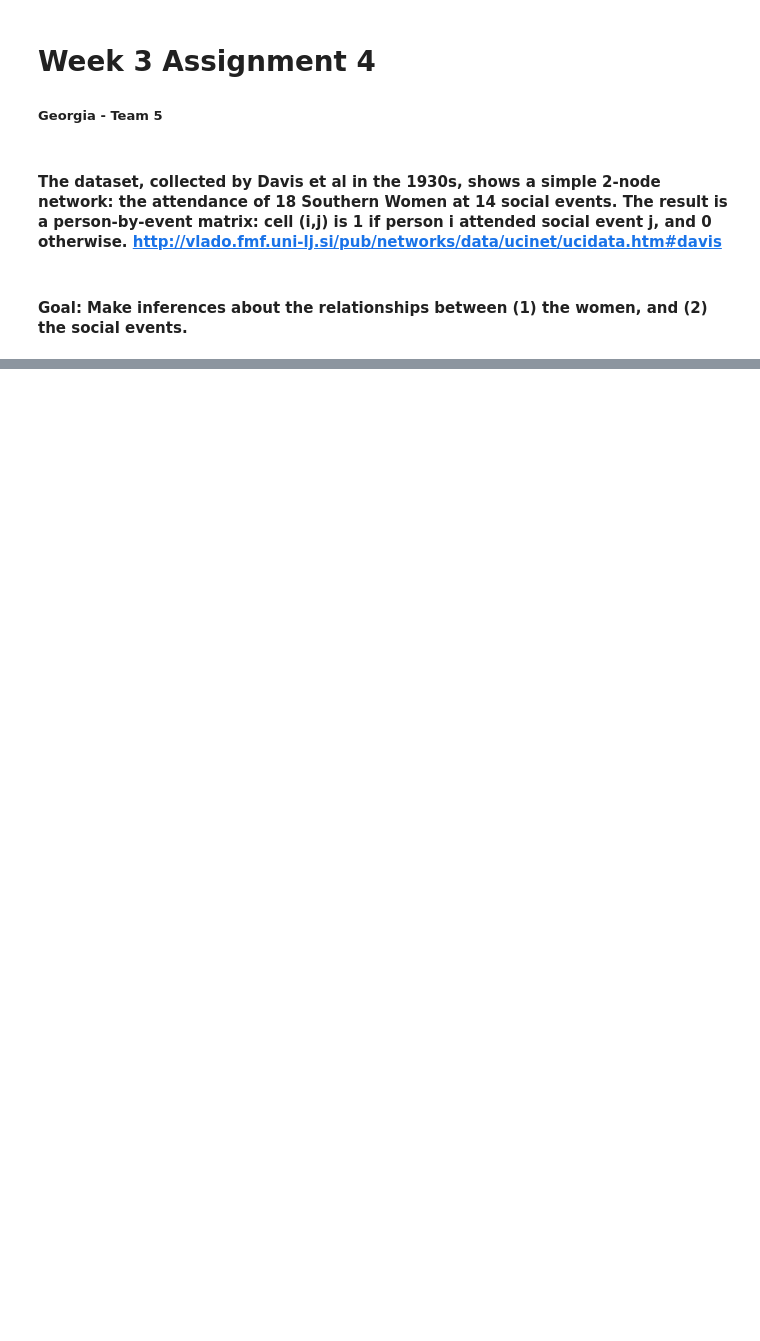
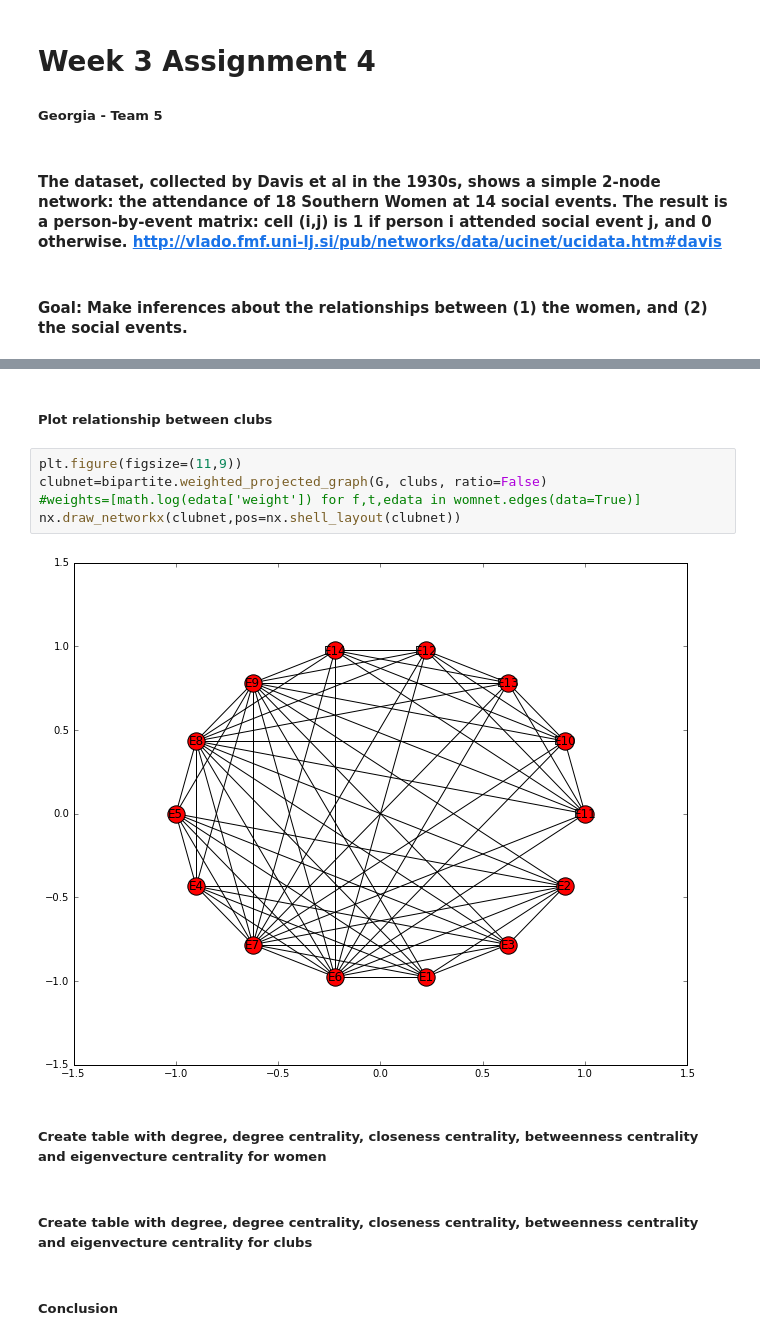
Before and after one commit to Galanopoulog/DATA620-Assignment-4, a Jupyter notebook: Newest Week 3 - Assignment 4.ipynb, the cells around one changed output, grey strips where cells are left out. Saved outputs shown, nothing was run; the diff lists cells and outputs as text; blank space fills up the shorter version.

```diff
--- a/Newest Week 3 - Assignment 4.ipynb
+++ b/Newest Week 3 - Assignment 4.ipynb
@@ -75,0 +100,15 @@ plt.show()
+# %% [markdown]
+##### Plot relationship between clubs
+# %%
+plt.figure(figsize=(11,9))
+clubnet=bipartite.weighted_projected_graph(G, clubs, ratio=False)
+#weights=[math.log(edata['weight']) for f,t,edata in womnet.edges(data=True)]
+nx.draw_networkx(clubnet,pos=nx.shell_layout(clubnet))
+# %% [output]
+[figure, added]
+# %% [markdown]
+##### Create table with degree, degree centrality, closeness centrality, betweenness centrality and eigenvecture centrality for women
+# %% [markdown]
+##### Create table with degree, degree centrality, closeness centrality, betweenness centrality and eigenvecture centrality for clubs
+# %% [markdown]
+##### Conclusion
```
Also changed, not shown: parts of 14 cells of this notebook.
